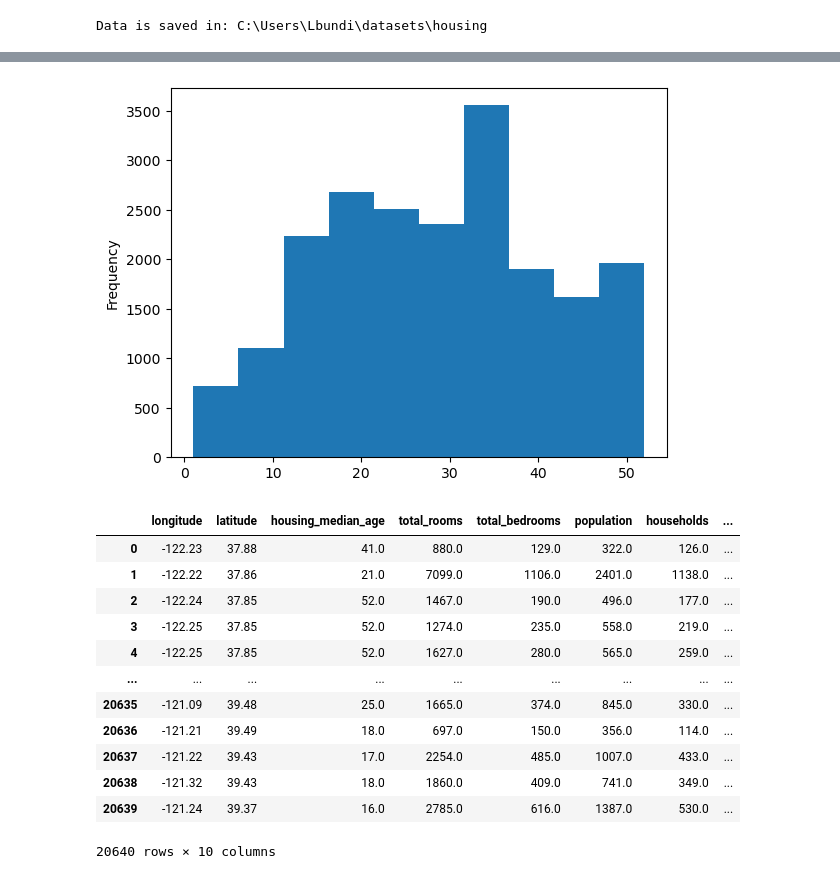
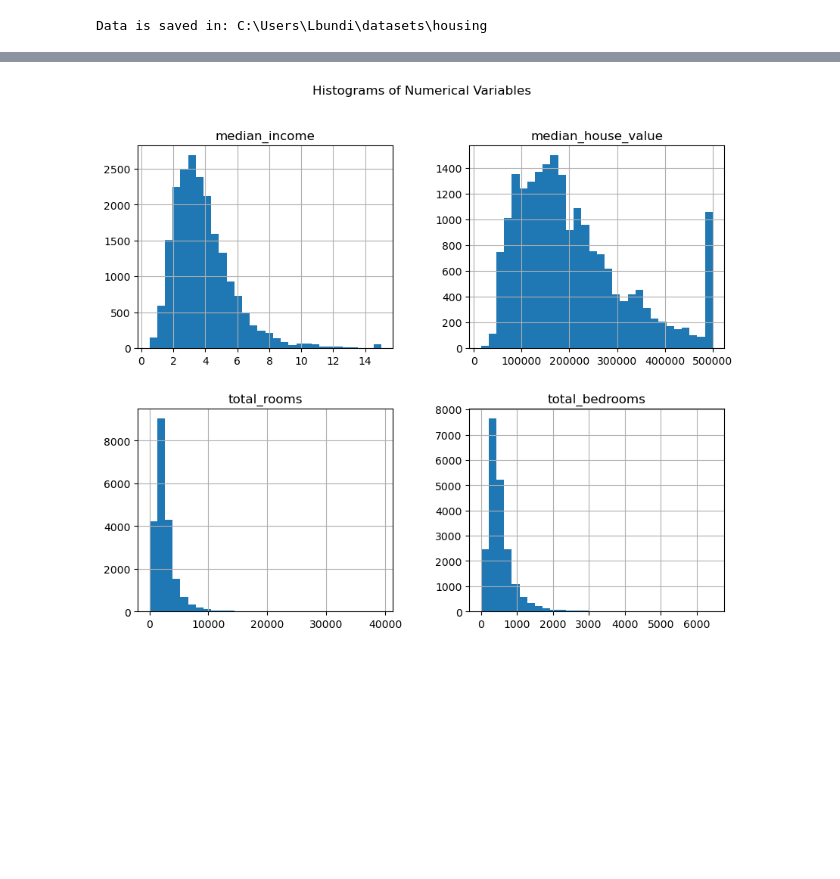
Before and after one commit to JavierSerranoGarcia/AML_notebooks, a Jupyter notebook: 01_into_eda_analysis.ipynb, the cells around one changed output, grey strips where cells are left out. Cells and saved outputs as stored; diff of their text form; code cells hidden in the pictures; blank space fills up the shorter version.

```diff
--- a/01_into_eda_analysis.ipynb
+++ b/01_into_eda_analysis.ipynb
@@ -113,5 +78,0 @@ dtype: int64
-# %%
-# To treat our missing values above we choose Imputation by Mean for simplicity purposes
-
-# Impute by mean
-housing.total_bedrooms.fillna(housing.total_bedrooms.mean(),inplace=True)
@@ -145,20 +81,9 @@ InvalidIndexError: (slice(None, None, None), 0)
-# %%
-housing['housing_median_age'].plot(kind='hist');
-# %% [output]
-[figure, removed]
-# %%
-housing
-# %% [output]
-|  | longitude | latitude | housing_median_age | total_rooms | total_bedrooms | population | households | ... |
-| 0 | -122.23 | 37.88 | 41.0 | 880.0 | 129.0 | 322.0 | 126.0 | ... |
-| 1 | -122.22 | 37.86 | 21.0 | 7099.0 | 1106.0 | 2401.0 | 1138.0 | ... |
-| 2 | -122.24 | 37.85 | 52.0 | 1467.0 | 190.0 | 496.0 | 177.0 | ... |
-| 3 | -122.25 | 37.85 | 52.0 | 1274.0 | 235.0 | 558.0 | 219.0 | ... |
-| 4 | -122.25 | 37.85 | 52.0 | 1627.0 | 280.0 | 565.0 | 259.0 | ... |
-| ... | ... | ... | ... | ... | ... | ... | ... | ... |
-| 20635 | -121.09 | 39.48 | 25.0 | 1665.0 | 374.0 | 845.0 | 330.0 | ... |
-| 20636 | -121.21 | 39.49 | 18.0 | 697.0 | 150.0 | 356.0 | 114.0 | ... |
-| 20637 | -121.22 | 39.43 | 17.0 | 2254.0 | 485.0 | 1007.0 | 433.0 | ... |
-| 20638 | -121.32 | 39.43 | 18.0 | 1860.0 | 409.0 | 741.0 | 349.0 | ... |
-| 20639 | -121.24 | 39.37 | 16.0 | 2785.0 | 616.0 | 1387.0 | 530.0 | ... |
-20640 rows × 10 columns
+# %%
+# Distribution plots
+
+# Histograms for numerical variables
+housing[['median_income', 'median_house_value', 'total_rooms', 'total_bedrooms']].hist(bins=30, figsize=(10, 8))
+plt.suptitle('Histograms of Numerical Variables')
+plt.show()
+# %% [output]
+[figure, added]
```
Also changed, not shown: parts of 18 cells of this notebook.
